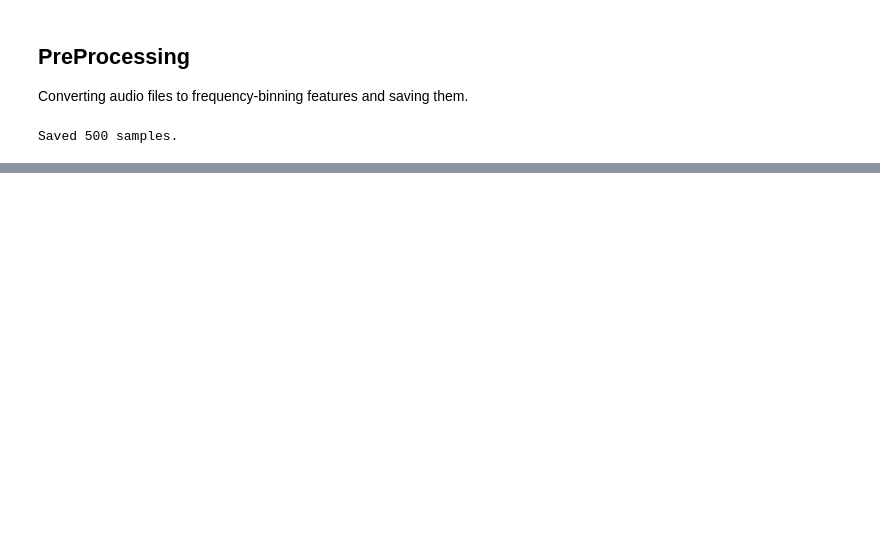
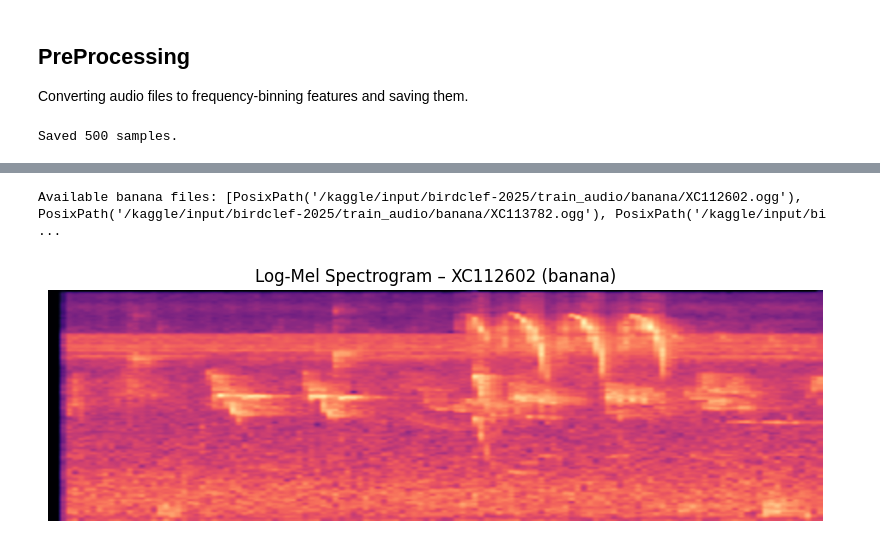
Before and after one commit to ShreejithSG/birdclef-bioacoustic-classification, a Jupyter notebook: Shreejith/shree-birdclef.ipynb, the cells around one changed output, grey strips where cells are left out. Drawn from its saved outputs; the diff is of its cells as text; code cells hidden in the pictures; blank space fills up the shorter version.

```diff
--- a/Shreejith/shree-birdclef.ipynb
+++ b/Shreejith/shree-birdclef.ipynb
@@ -69,0 +154,52 @@ Saved 500 samples.
+# %%
+import librosa
+import numpy as np
+import cv2
+
+# Mel-spectrogram parameters
+SAMPLE_RATE = 32000
+N_MELS = 128
+HOP_LENGTH = 512
+DURATION = 5  # seconds
+SAMPLES = SAMPLE_RATE * DURATION
+
+def audio_to_logmelspec(path, resize_shape=(128, 256)):
+    y, sr = librosa.load(path, sr=SAMPLE_RATE, mono=True)
+
+    if len(y) < SAMPLES:
+        y = np.pad(y, (0, SAMPLES - len(y)))
+    else:
+        y = y[:SAMPLES]
+
+    mel = librosa.feature.melspectrogram(y=y, sr=sr, n_mels=N_MELS, hop_length=HOP_LENGTH)
+
+    logmel = librosa.power_to_db(mel)
+
+    # Normalize to 0–1
+    logmel -= logmel.min()
+    logmel /= logmel.max()
+
+    # Resize to fixed shape (e.g. 128×256)
+    logmel_resized = cv2.resize(logmel, resize_shape)
+    return logmel_resized.astype(np.float32)
+# %%
+from pathlib import Path
+
+AUDIO_ROOT = Path("/kaggle/input/birdclef-2025/train_audio")
+banana_files = sorted(list((AUDIO_ROOT / "banana").glob("*.ogg")))
+print("Available banana files:", banana_files[:5])
+# %% [output]
+Available banana files: [PosixPath('/kaggle/input/birdclef-2025/train_audio/banana/XC112602.ogg'), PosixPath('/kaggle/input/birdclef-2025/train_audio/banana/XC113782.ogg'), PosixPath('/kaggle/input/bi ...
+# %%
+# Pick a real file
+real_path = "/kaggle/input/birdclef-2025/train_audio/banana/XC112602.ogg"
+spec = audio_to_logmelspec(real_path)
+
+# Plot it
+plt.figure(figsize=(10, 3))
+plt.imshow(spec, origin="lower", aspect="auto", cmap="magma")
+plt.title("Log-Mel Spectrogram – XC112602 (banana)")
+plt.axis("off")
+plt.show()
+# %% [output]
+[figure, added]
```
Also changed, not shown: parts of 8 cells of this notebook.
